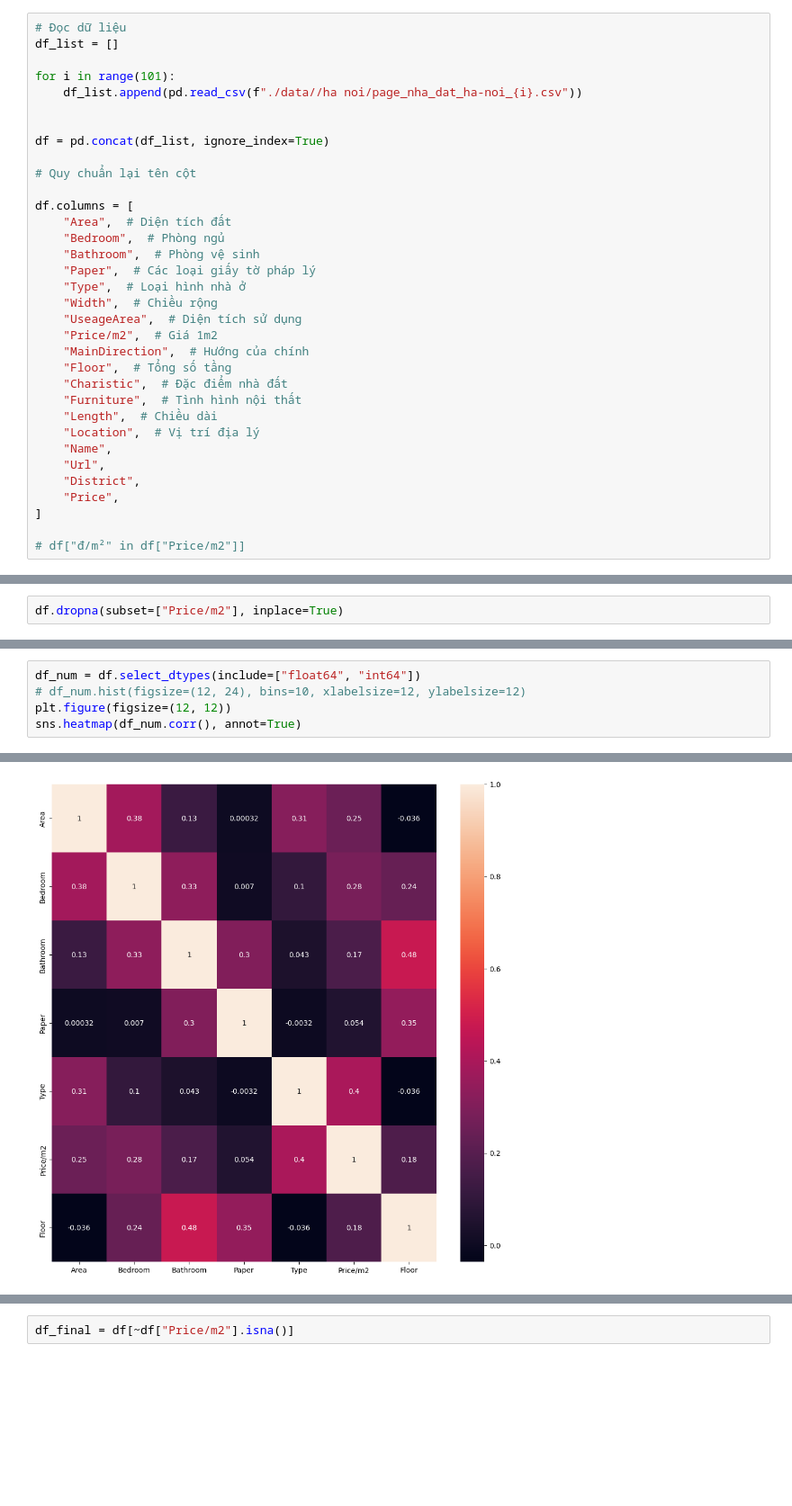
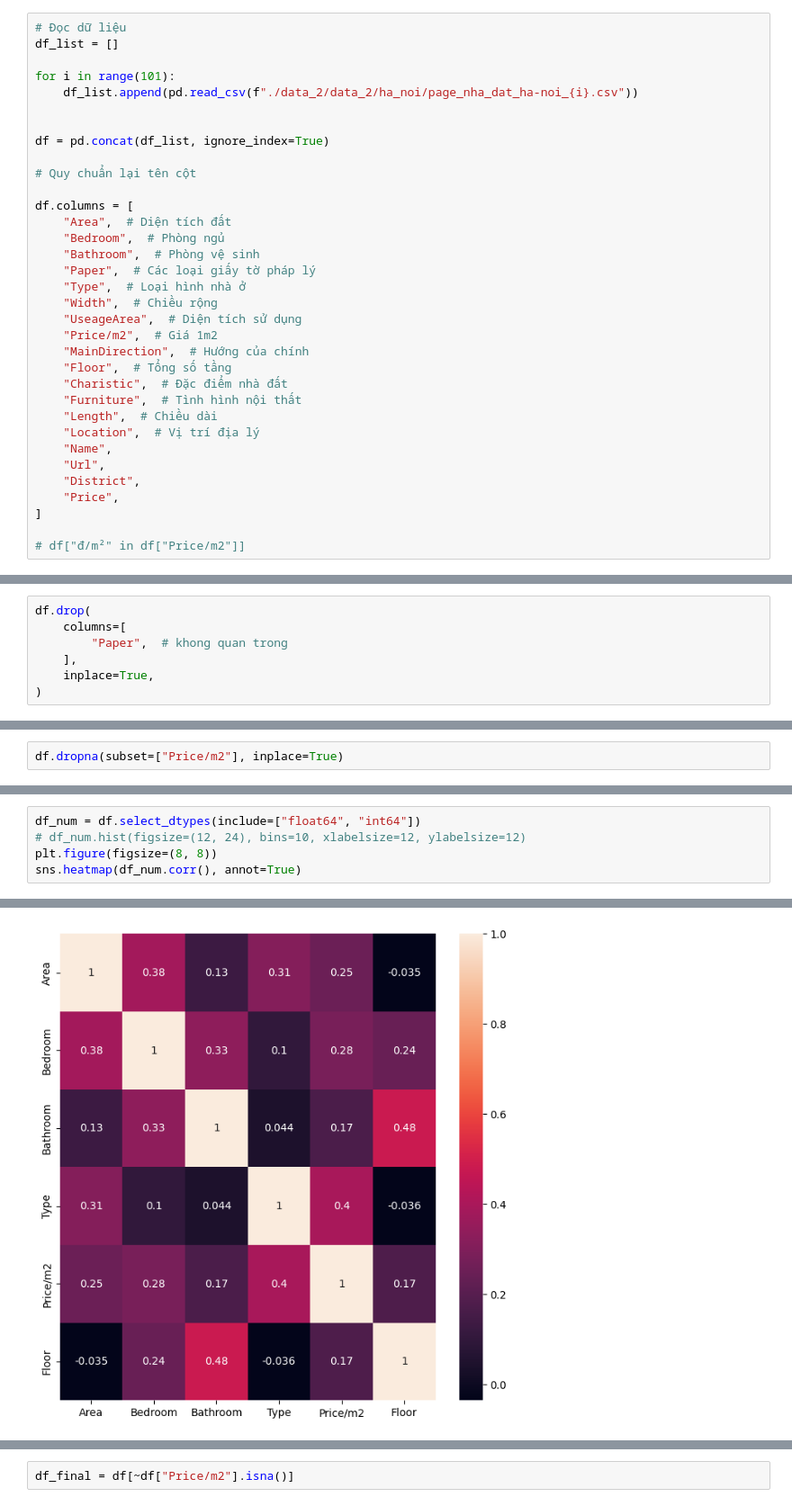
Before and after one commit to thlmhm/IntroData, a Jupyter notebook: intro_ds.ipynb, the cells around one changed output, grey strips where cells are left out. Shown at 90% size. Drawn from its saved outputs; the diff is of its cells as text; blank space fills up the shorter version.

```diff
--- a/intro_ds.ipynb
+++ b/intro_ds.ipynb
@@ -75,7 +75,7 @@ convertter = {
 df_list = []
 
 for i in range(101):
-    df_list.append(pd.read_csv(f"./data//ha noi/page_nha_dat_ha-noi_{i}.csv"))
+    df_list.append(pd.read_csv(f"./data_2/data_2/ha_noi/page_nha_dat_ha-noi_{i}.csv"))
 
 
 df = pd.concat(df_list, ignore_index=True)
@@ -529,6 +531,13 @@ sns.heatmap(df_num.corr(), annot=True)
 # %% [output]
 <Axes: >
 [figure]
+# %%
+df.drop(
+    columns=[
+        "Paper",  # khong quan trong
+    ],
+    inplace=True,
+)
 # %%
 f, (ax1, ax2) = plt.subplots(1, 2)
 f.set_figwidth(20, forward=True)
@@ -692,11 +688,11 @@ https://gist.github.com/mwaskom/de44147ed2974457ad6372750bbe5751
 # %%
 df_num = df.select_dtypes(include=["float64", "int64"])
 # df_num.hist(figsize=(12, 24), bins=10, xlabelsize=12, ylabelsize=12)
-plt.figure(figsize=(12, 12))
+plt.figure(figsize=(8, 8))
 sns.heatmap(df_num.corr(), annot=True)
 # %% [output]
 <Axes: >
-[figure, old version]
+[figure, new version]
 # %%
 f, (ax1) = plt.subplots(1)
 f.set_figwidth(20, forward=True)
```
Also changed, not shown: parts of 24 cells of this notebook, 4 other files.
